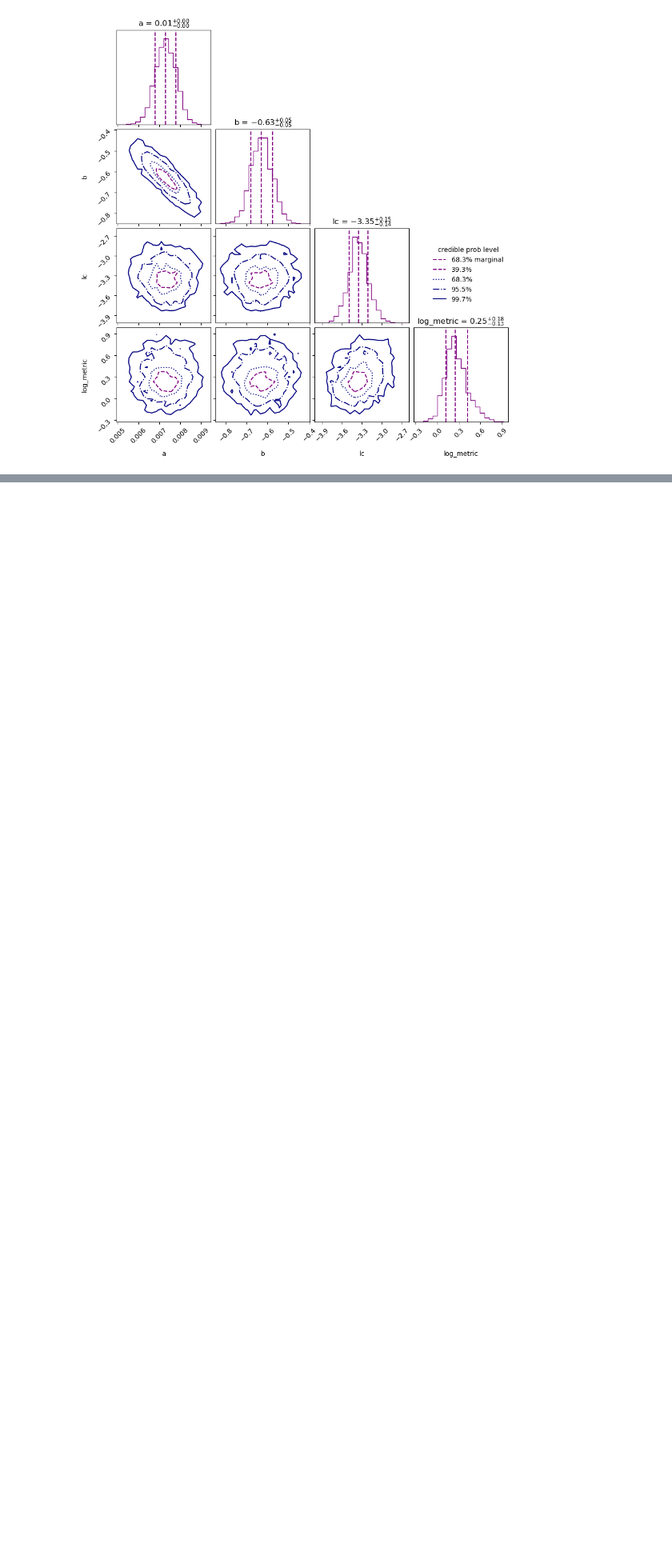
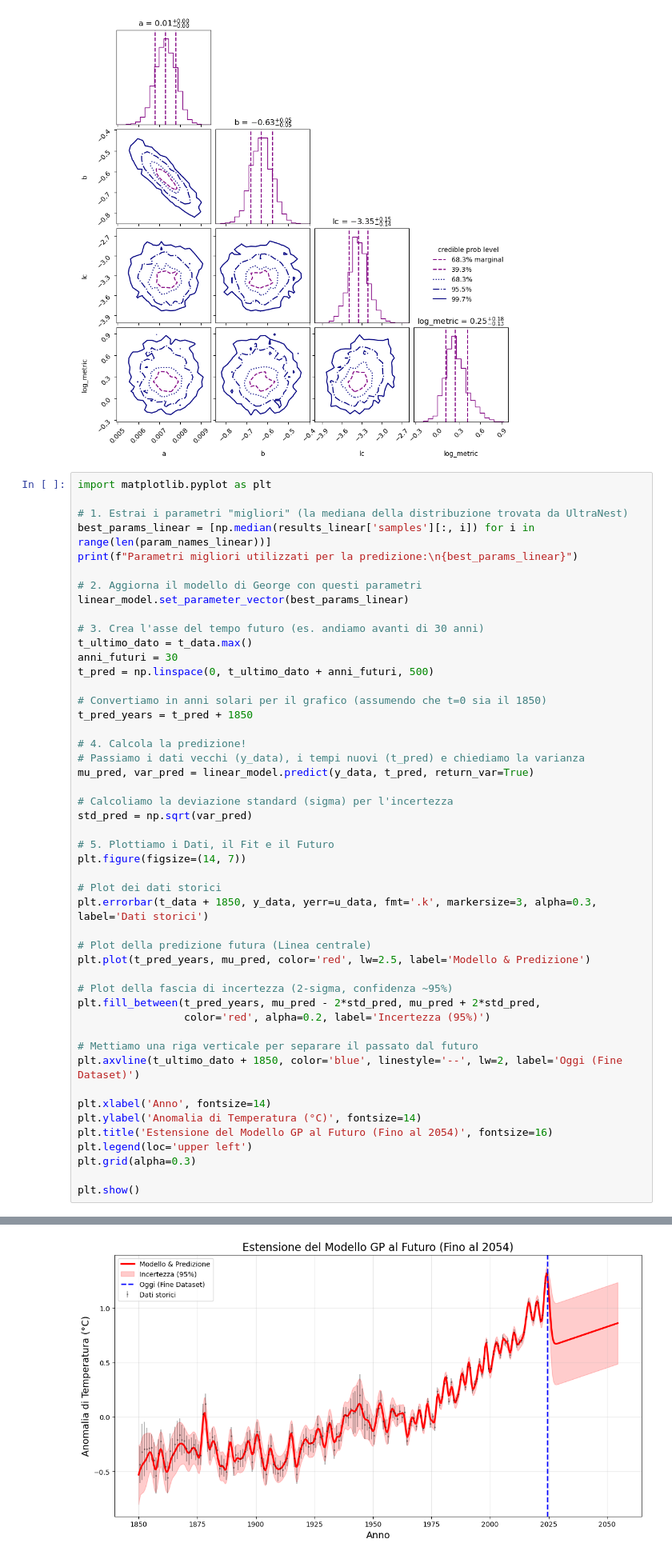
Before and after one commit to EnricoVianelli/GlobalWarming, a Jupyter notebook: global_warming_gp.ipynb, the cells around one changed output, grey strips where cells are left out. Shown at 80% size. Drawn from its saved outputs; the diff is of its cells as text; blank space fills up the shorter version.

```diff
--- a/global_warming_gp.ipynb
+++ b/global_warming_gp.ipynb
@@ -389,3 +444,52 @@ insert order U test : converged: True correlation: inf iterations
 cornerplot(results_linear);
 # %% [output]
 [figure]
+# %%
+import matplotlib.pyplot as plt
+
+# 1. Estrai i parametri "migliori" (la mediana della distribuzione trovata da UltraNest)
+best_params_linear = [np.median(results_linear['samples'][:, i]) for i in range(len(param_names_linear))]
+print(f"Parametri migliori utilizzati per la predizione:\n{best_params_linear}")
+
+# 2. Aggiorna il modello di George con questi parametri
+linear_model.set_parameter_vector(best_params_linear)
+
+# 3. Crea l'asse del tempo futuro (es. andiamo avanti di 30 anni)
+t_ultimo_dato = t_data.max()
+anni_futuri = 30
+t_pred = np.linspace(0, t_ultimo_dato + anni_futuri, 500)
+
+# Convertiamo in anni solari per il grafico (assumendo che t=0 sia il 1850)
+t_pred_years = t_pred + 1850
+
+# 4. Calcola la predizione!
+# Passiamo i dati vecchi (y_data), i tempi nuovi (t_pred) e chiediamo la varianza
+mu_pred, var_pred = linear_model.predict(y_data, t_pred, return_var=True)
+
+# Calcoliamo la deviazione standard (sigma) per l'incertezza
+std_pred = np.sqrt(var_pred)
+
+# 5. Plottiamo i Dati, il Fit e il Futuro
+plt.figure(figsize=(14, 7))
+
+# Plot dei dati storici
+plt.errorbar(t_data + 1850, y_data, yerr=u_data, fmt='.k', markersize=3, alpha=0.3, label='Dati storici')
+
+# Plot della predizione futura (Linea centrale)
+plt.plot(t_pred_years, mu_pred, color='red', lw=2.5, label='Modello & Predizione')
+
+# Plot della fascia di incertezza (2-sigma, confidenza ~95%)
+plt.fill_between(t_pred_years, mu_pred - 2*std_pred, mu_pred + 2*std_pred,
+                 color='red', alpha=0.2, label='Incertezza (95%)')
+
+# Mettiamo una riga verticale per separare il passato dal futuro
+plt.axvline(t_ultimo_dato + 1850, color='blue', linestyle='--', lw=2, label='Oggi (Fine Dataset)')
+
+plt.xlabel('Anno', fontsize=14)
+plt.ylabel('Anomalia di Temperatura (°C)', fontsize=14)
+plt.title('Estensione del Modello GP al Futuro (Fino al 2054)', fontsize=16)
+plt.legend(loc='upper left')
+plt.grid(alpha=0.3)
+
+plt.show()
+# %% [output]
@@ -392,3 +498,4 @@ cornerplot(results_linear);
+[figure, added]
 # %% [markdown]
 ### Modello quadratico
 # %%
```
Also changed, not shown: parts of 10 cells of this notebook, 2 other files.
